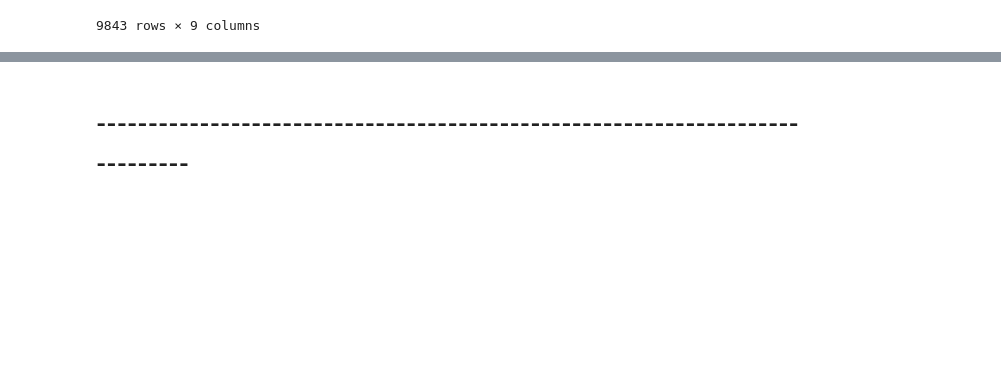
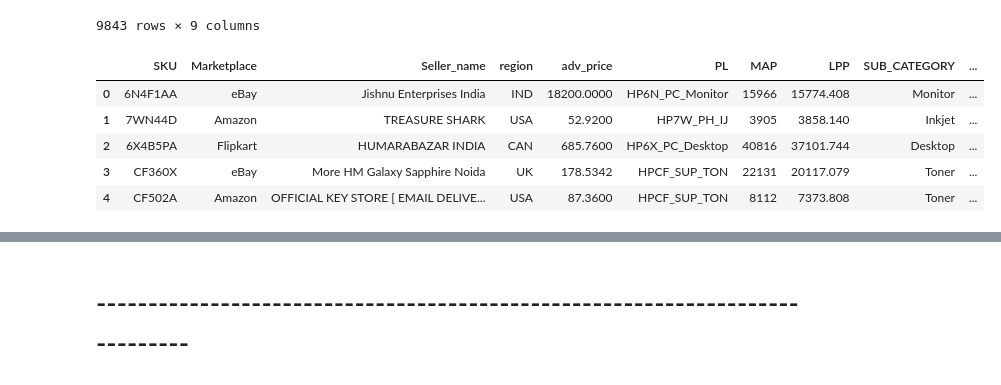
Before and after one commit to vinothkumard2006-ai/MAP---Minimum-Advertised-price, a Jupyter notebook: Price Monitoring table.ipynb, the cells around one changed output, grey strips where cells are left out. Drawn from its saved outputs; the diff is of its cells as text; code cells hidden in the pictures; blank space fills up the shorter version.

```diff
--- a/Price Monitoring table.ipynb
+++ b/Price Monitoring table.ipynb
@@ -166,3 +170,23 @@ merge_df2
 | 9841 | 81H48PA | Snapdeal | Lowfe® Online Store (100% CUSTOME... | CAN | 1241.7600 | HP81_PC_Laptop | 73919 | 71405.754 | Laptop |
 | 9842 | W2043A | Flipkart | Lakulish Enterprise® | USA | 146.1600 | HPW2_SUP_TON | 11486 | 10440.774 | Toner |
 9843 rows × 9 columns
+# %%
+merge_df2['adv_price'] = pd.to_numeric(merge_df2['adv_price'],errors='coerce')
+
+conversion_rates = {
+    'IND':1,
+    'USA':91.17,
+    'UK':91.07*1.27,
+    'CAN':91.07*0.74,
+    'UAE':91.07*0.27 }
+
+merge_df2['adv_price_inr'] = merge_df2.apply(
+    lambda row: row['adv_price']*conversion_rates.get(row['region'],1),axis=1)
+merge_df2.head()
+# %% [output]
+|  | SKU | Marketplace | Seller_name | region | adv_price | PL | MAP | LPP | SUB_CATEGORY | ... |
+| 0 | 6N4F1AA | eBay | Jishnu Enterprises India | IND | 18200.0000 | HP6N_PC_Monitor | 15966 | 15774.408 | Monitor | ... |
+| 1 | 7WN44D | Amazon | TREASURE SHARK | USA | 52.9200 | HP7W_PH_IJ | 3905 | 3858.140 | Inkjet | ... |
+| 2 | 6X4B5PA | Flipkart | HUMARABAZAR INDIA | CAN | 685.7600 | HP6X_PC_Desktop | 40816 | 37101.744 | Desktop | ... |
+| 3 | CF360X | eBay | More HM Galaxy Sapphire Noida | UK | 178.5342 | HPCF_SUP_TON | 22131 | 20117.079 | Toner | ... |
+| 4 | CF502A | Amazon | OFFICIAL KEY STORE [ EMAIL DELIVE... | USA | 87.3600 | HPCF_SUP_TON | 8112 | 7373.808 | Toner | ... |
```
Also changed, not shown: parts of 9 cells of this notebook.
